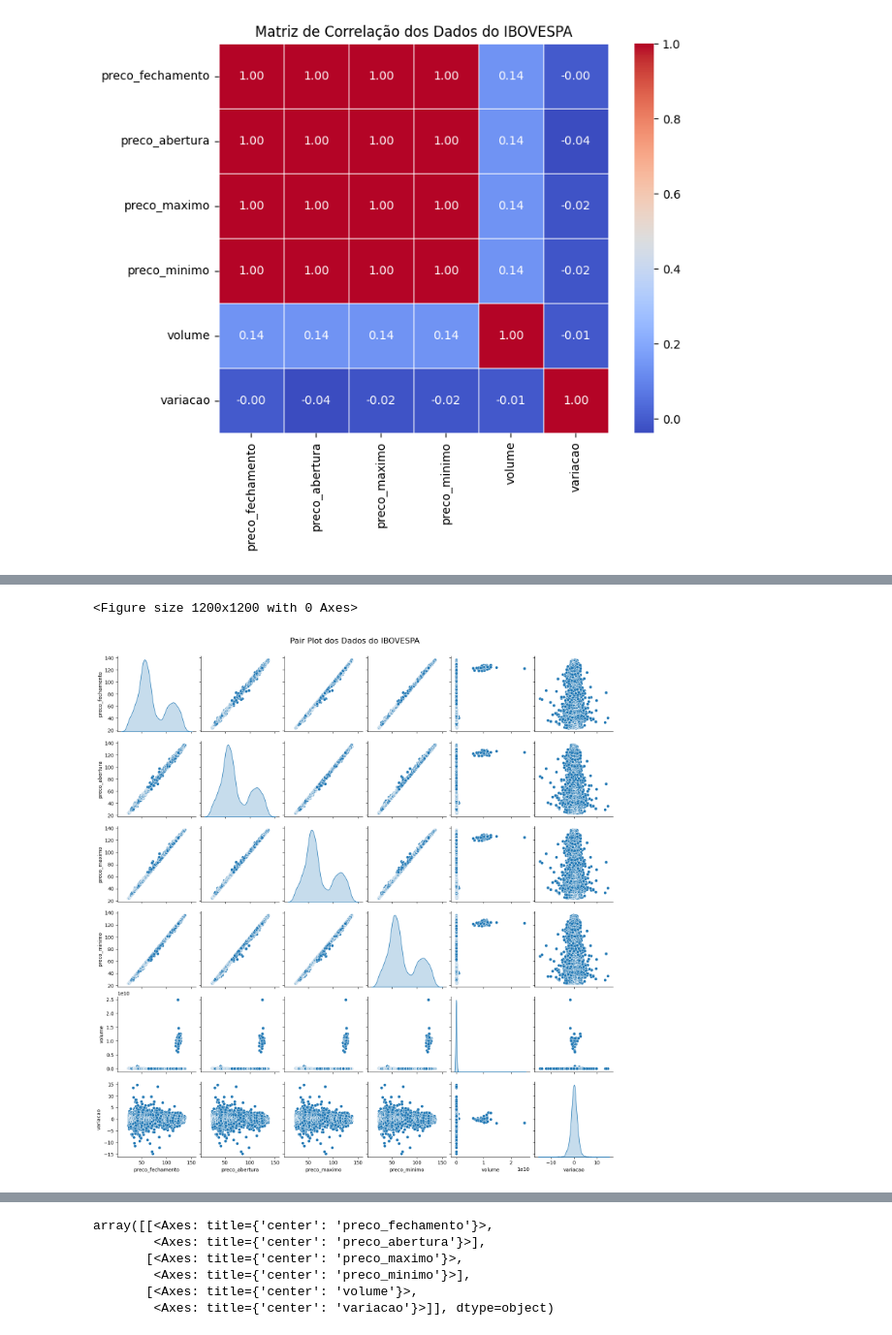
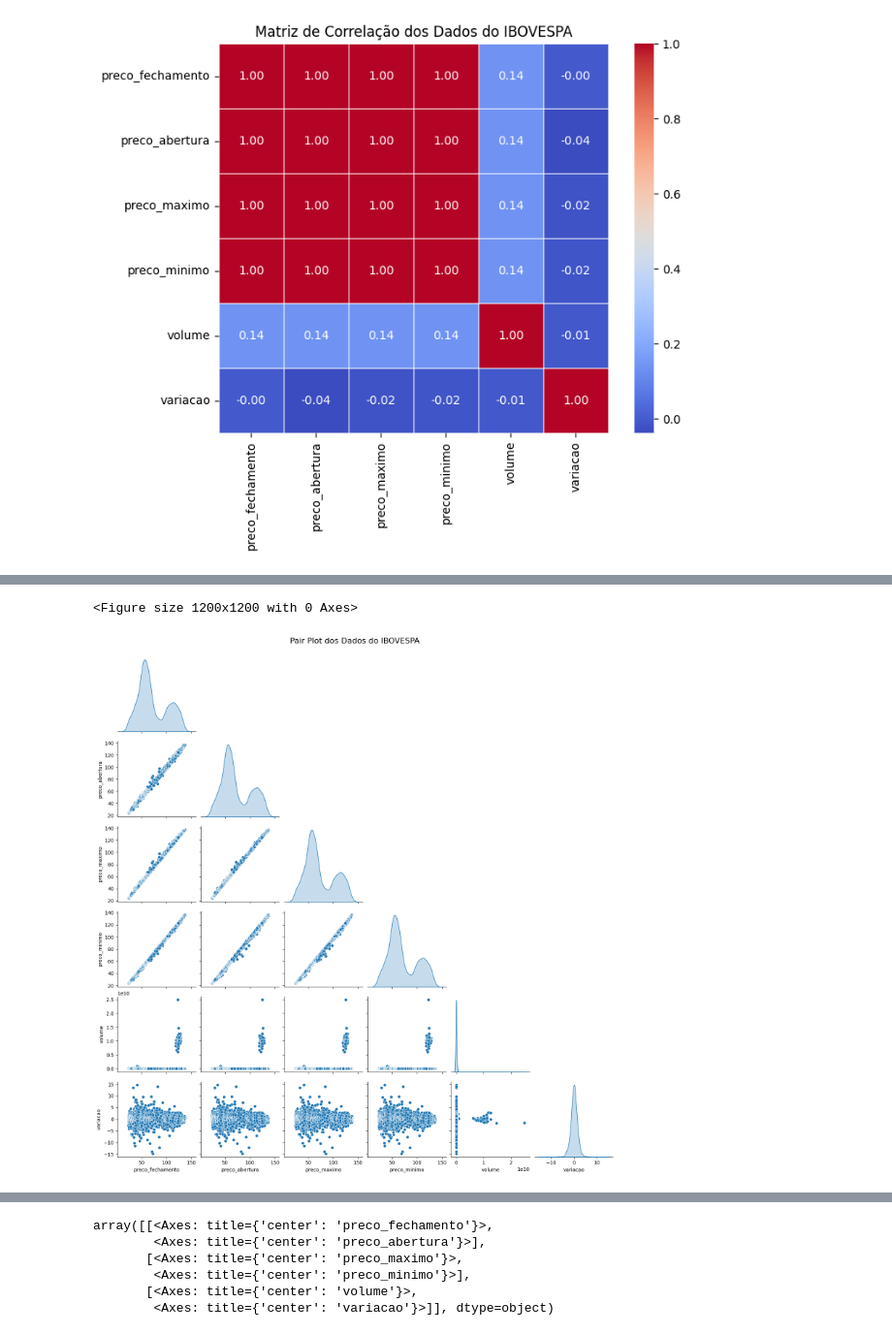
Before and after one commit to LohSilva/projeto_ibovespa, a Jupyter notebook: codigo/ibovespa.ipynb, the cells around one changed output, grey strips where cells are left out. Shown at 97% size. Cells and saved outputs as stored; diff of their text form; code cells hidden in the pictures.

Commit message:
Update Projeto Ibovespa Treinando Modelo ML - V02

```diff
--- a/codigo/ibovespa.ipynb
+++ b/codigo/ibovespa.ipynb
@@ -368,9 +389,10 @@ O Pair Plot é extremamente informativo. Ele não apenas confirma as correlaçõ
 # %%
 #Usando pair plot para visualizar a relação entre as variáveis
+#O pair plot é uma ferramenta útil para explorar visualmente a relação entre múltiplas variáveis. Ele cria gráficos de dispersão para cada par de variáveis, permitindo identificar padrões, tendências e possíveis correlações entre elas.
 plt.figure(figsize=(12, 12))
-sb.pairplot(df_ibovespa, diag_kind='kde')
+sb.pairplot(df_ibovespa, diag_kind='kde', corner=True)
 plt.suptitle('Pair Plot dos Dados do IBOVESPA', y=1.02, fontsize=16)
 plt.show()
 # %% [output]
 <Figure size 1200x1200 with 0 Axes>
-[figure, old version]
+[figure, new version]
```
Also changed, not shown: parts of 42 cells of this notebook.
